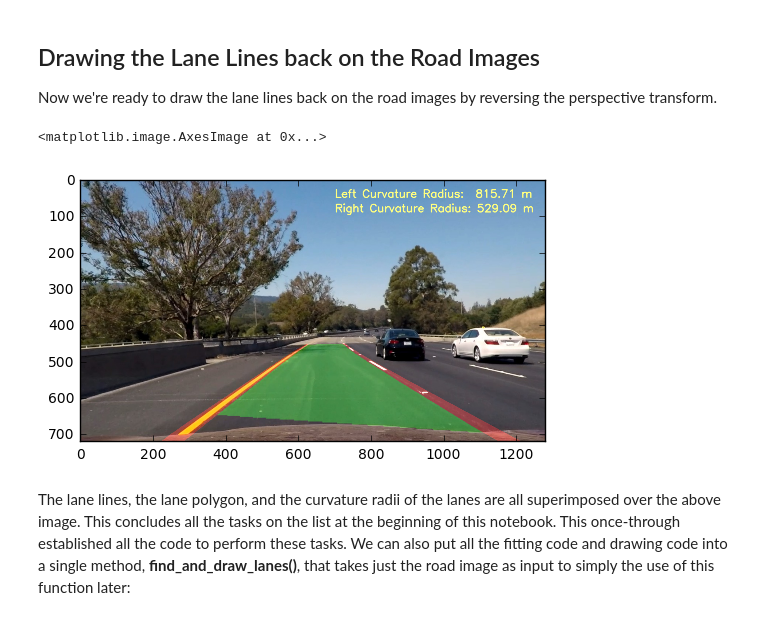
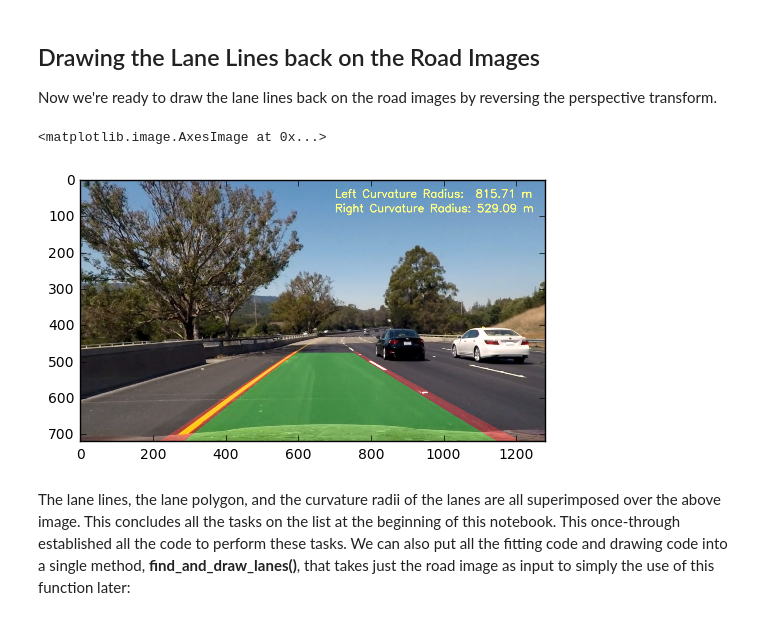
Before and after one commit to qpham01/udacity, a Jupyter notebook: sdcnd/CarND-Advanced-Lane-Lines/advanced_lane_lines.ipynb, the cells around one changed output. Cells and saved outputs as stored; diff of their text form; code cells hidden in the pictures.

```diff
--- a/sdcnd/CarND-Advanced-Lane-Lines/advanced_lane_lines.ipynb
+++ b/sdcnd/CarND-Advanced-Lane-Lines/advanced_lane_lines.ipynb
@@ -443,6 +443,7 @@ The key function **get_lane_pixels()** method takes as input a binary top-down v
 7. Iterate steps 4 through 6 until the sliding window reaches the top of the image.
 # %%
 # start with the assumption that lane lines will be found on the two halves of the binary image.
+image_height = image_size[0]
 image_width = image_size[1]
 side_margin = 100  # Hack here to disregard noise from other cars at edge of the image at cost of reduced FOV.
 border = floor(image_width / 2)  # start with a border at the middle of the image... will adjust when lane lines found.
@@ -587,6 +588,8 @@ Now we're ready to draw the lane lines back on the road images by reversing the
 # %%
 # Get the inverse perspective tranform
 Minv = cv2.getPerspectiveTransform(topdown_coords, forward_coords)
+yvals = np.array([y for y in range(floor(image_height * 0.5), image_height, 3)])
+_, yvals = convert_pixel_to_world(np.array([0]), yvals)
 
 def draw_lane_line(image, lane_points, color, thickness):
     last_point = None
@@ -606,28 +609,17 @@ def clean_lane_points(lane_points):
         cleaned_points.append((int(point[0]), int(point[1])))
     return cleaned_points
 
-def sample_lane_points(points, point_count):
-    interval = floor(len(points) / point_count)
-    sample = []
-    for index in range(point_count):
-        sample.append(points[index * interval])
-    return sample
-
-def draw_lane_polygon(image, fit_x_left, y_left, fit_x_right, y_right, Pinv, lane_color, line_color, thickness):
+def draw_lane_polygon(image, left_fit, right_fit, Pinv, lane_color, line_color, thickness):
     # Create an image to draw the lines on
     lane_image = np.zeros_like(image).astype(np.uint8)
     #color_warp = np.dstack((warp_zero, warp_zero, warp_zero))
 
-    # There are often too many lane points so we'll just uniformly sample n lane_points for visualization
-    sampled_lx = fit_x_left # sample_lane_points(fit_x_left, 100) #
-    sampled_ly = y_left # sample_lane_points(y_left, 100) #
-
-    sampled_rx = sample_lane_points(fit_x_right, 100) # fit_x_right #
-    sampled_ry = sample_lane_points(y_right, 100) # y_right #
+    draw_left_x = left_fit[0]*yvals**2 + left_fit[1]*yvals + left_fit[2]
+    draw_right_x = right_fit[0]*yvals**2 + right_fit[1]*yvals + right_fit[2]
 
     # Recast the x and y points into usable format for cv2.fillPoly() and transform back to pixel coords.
-    pts_left = np.array([np.transpose(np.vstack([sampled_lx, sampled_ly]))]) / np.array([xm_per_pix, ym_per_pix])
-    pts_right = np.array([np.flipud(np.transpose(np.vstack([sampled_rx, sampled_ry])))]) / \
+    pts_left = np.array([np.transpose(np.vstack([draw_left_x, yvals]))]) / np.array([xm_per_pix, ym_per_pix])
+    pts_right = np.array([np.flipud(np.transpose(np.vstack([draw_right_x, yvals])))]) / \
         np.array([xm_per_pix, ym_per_pix])
     pts = np.hstack((pts_left, pts_right))
 
@@ -645,35 +637,35 @@ def draw_lane_polygon(image, fit_x_left, y_left, fit_x_right, y_right, Pinv, lan
     newwarp = cv2.warpPerspective(lane_image, Pinv, (image.shape[1], image.shape[0]))
 
     result = cv2.addWeighted(image, 1, newwarp, 0.3, 0)
 
     return result
 
 text_color = (255, 255, 128)
 lane_color = (0, 255, 0)
 line_color = (255, 0, 0)
 thickness = 50
 
 image = hard_images[test_image_index][1]
 # Combine the result with the original image
-result = draw_lane_polygon(image, left_fit_x, left_y, right_fit_x, right_y, Minv, lane_color, line_color, thickness)
+result = draw_lane_polygon(image, left_fit, right_fit, Minv, lane_color, line_color, thickness)
 
 def draw_text(image, text, position, color):
     font = cv2.FONT_HERSHEY_SIMPLEX
     cv2.putText(image, text , position, font, 1, color, 2,cv2.LINE_AA)
 
 def draw_curvature_text(image, left_radius, right_radius):
     left_radius_text  = "Left Curvature Radius:  {:.2f} m".format(left_radius)
     right_radius_text = "Right Curvature Radius: {:.2f} m".format(right_radius)
 
     draw_text(image, left_radius_text, (700, 50), text_color)
     draw_text(image, right_radius_text, (700, 90), text_color)
 
 draw_curvature_text(result, left_curverad, right_curverad)
 
 plt.imshow(result)
 # %% [output]
 <matplotlib.image.AxesImage at 0x...>
-[figure, old version]
+[figure, new version]
 # %% [markdown]
 The lane lines, the lane polygon, and the curvature radii of the lanes are all superimposed over the above image.  This concludes all the tasks on the list at the beginning of this notebook.  This once-through established all the code to perform these tasks.  We can also put all the fitting code and drawing code into a single method, __find_and_draw_lanes()__, that takes just the road image as input to simply the use of this function later:
 # %%
```
Also changed, not shown: parts of 3 cells of this notebook, 13 other files.
